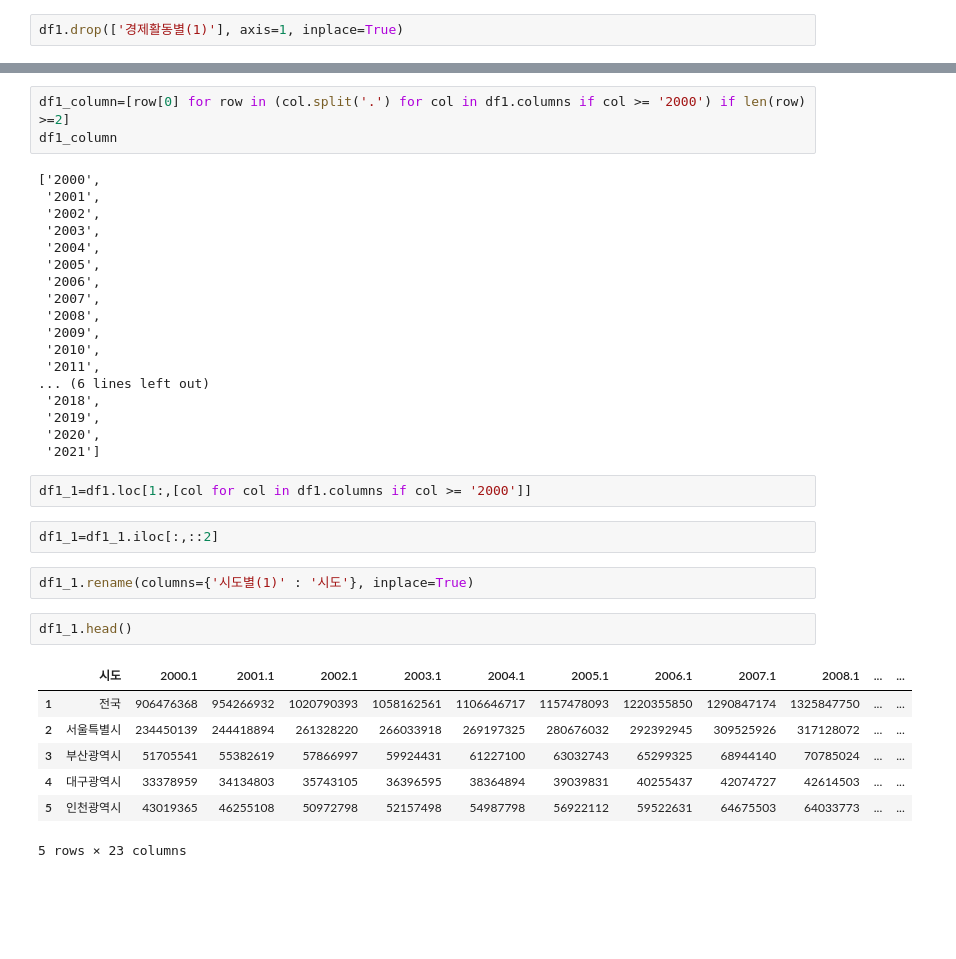
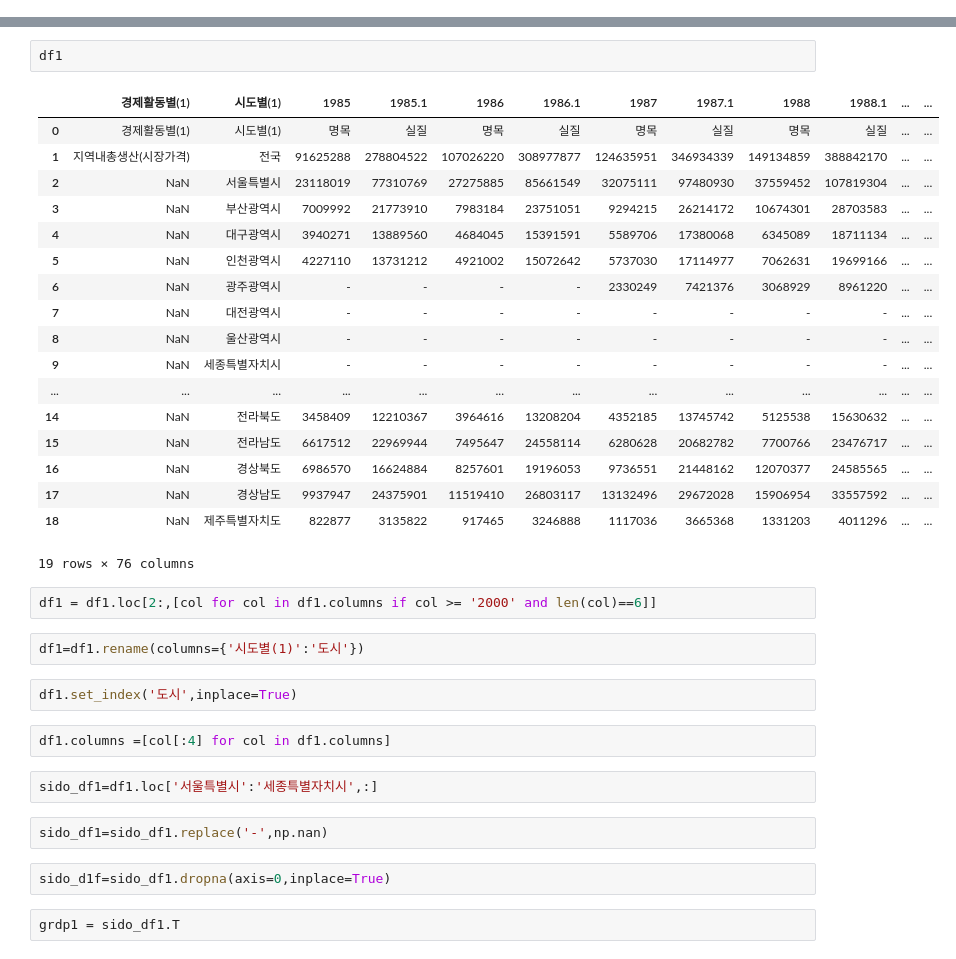
Before and after one commit to kim-myoungwoo/python_project, a Jupyter notebook: semi_project2.ipynb, the cells around one changed output, grey strips where cells are left out. Drawn from its saved outputs; the diff is of its cells as text; blank space fills up the shorter version.

```diff
--- a/semi_project2.ipynb
+++ b/semi_project2.ipynb
@@ -22,2 +16,0 @@ df4 = pd.read_excel('고령인구비율_시도_시_군_구__20230222225425.xlsx'
-# %%
-df1.drop(['경제활동별(1)'], axis=1, inplace=True)
@@ -24,38 +29,38 @@ df1.drop(['경제활동별(1)'], axis=1, inplace=True)
+# %%
+df1
+# %% [output]
+|  | 경제활동별(1) | 시도별(1) | 1985 | 1985.1 | 1986 | 1986.1 | 1987 | 1987.1 | 1988 | 1988.1 | ... | ... |
+| 0 | 경제활동별(1) | 시도별(1) | 명목 | 실질 | 명목 | 실질 | 명목 | 실질 | 명목 | 실질 | ... | ... |
+| 1 | 지역내총생산(시장가격) | 전국 | 91625288 | 278804522 | 107026220 | 308977877 | 124635951 | 346934339 | 149134859 | 388842170 | ... | ... |
+| 2 | NaN | 서울특별시 | 23118019 | 77310769 | 27275885 | 85661549 | 32075111 | 97480930 | 37559452 | 107819304 | ... | ... |
+| 3 | NaN | 부산광역시 | 7009992 | 21773910 | 7983184 | 23751051 | 9294215 | 26214172 | 10674301 | 28703583 | ... | ... |
+| 4 | NaN | 대구광역시 | 3940271 | 13889560 | 4684045 | 15391591 | 5589706 | 17380068 | 6345089 | 18711134 | ... | ... |
+| 5 | NaN | 인천광역시 | 4227110 | 13731212 | 4921002 | 15072642 | 5737030 | 17114977 | 7062631 | 19699166 | ... | ... |
+| 6 | NaN | 광주광역시 | - | - | - | - | 2330249 | 7421376 | 3068929 | 8961220 | ... | ... |
+| 7 | NaN | 대전광역시 | - | - | - | - | - | - | - | - | ... | ... |
+| 8 | NaN | 울산광역시 | - | - | - | - | - | - | - | - | ... | ... |
+| 9 | NaN | 세종특별자치시 | - | - | - | - | - | - | - | - | ... | ... |
+| ... | ... | ... | ... | ... | ... | ... | ... | ... | ... | ... | ... | ... |
+| 14 | NaN | 전라북도 | 3458409 | 12210367 | 3964616 | 13208204 | 4352185 | 13745742 | 5125538 | 15630632 | ... | ... |
+| 15 | NaN | 전라남도 | 6617512 | 22969944 | 7495647 | 24558114 | 6280628 | 20682782 | 7700766 | 23476717 | ... | ... |
+| 16 | NaN | 경상북도 | 6986570 | 16624884 | 8257601 | 19196053 | 9736551 | 21448162 | 12070377 | 24585565 | ... | ... |
+| 17 | NaN | 경상남도 | 9937947 | 24375901 | 11519410 | 26803117 | 13132496 | 29672028 | 15906954 | 33557592 | ... | ... |
+| 18 | NaN | 제주특별자치도 | 822877 | 3135822 | 917465 | 3246888 | 1117036 | 3665368 | 1331203 | 4011296 | ... | ... |
+19 rows × 76 columns
+# %%
+df1 = df1.loc[2:,[col for col in df1.columns if col >= '2000' and len(col)==6]]
+# %%
+df1=df1.rename(columns={'시도별(1)':'도시'})
 # %%
-df1_column=[row[0] for row in (col.split('.') for col in df1.columns if col >= '2000') if len(row) >=2]
-df1_column
+df1.set_index('도시',inplace=True)
-# %% [output]
-['2000',
- '2001',
- '2002',
- '2003',
- '2004',
- '2005',
- '2006',
- '2007',
- '2008',
- '2009',
- '2010',
- '2011',
-... (6 lines left out)
- '2018',
- '2019',
- '2020',
- '2021']
+# %%
+df1.columns =[col[:4] for col in df1.columns]
 # %%
-df1_1=df1.loc[1:,[col for col in df1.columns if col >= '2000']]
+sido_df1=df1.loc['서울특별시':'세종특별자치시',:]
 # %%
-df1_1=df1_1.iloc[:,::2]
+sido_df1=sido_df1.replace('-',np.nan)
-# %%
-df1_1.rename(columns={'시도별(1)' : '시도'}, inplace=True)
+# %%
+sido_d1f=sido_df1.dropna(axis=0,inplace=True)
 # %%
-df1_1.head()
+grdp1 = sido_df1.T
-# %% [output]
-|  | 시도 | 2000.1 | 2001.1 | 2002.1 | 2003.1 | 2004.1 | 2005.1 | 2006.1 | 2007.1 | 2008.1 | ... | ... |
-| 1 | 전국 | 906476368 | 954266932 | 1020790393 | 1058162561 | 1106646717 | 1157478093 | 1220355850 | 1290847174 | 1325847750 | ... | ... |
-| 2 | 서울특별시 | 234450139 | 244418894 | 261328220 | 266033918 | 269197325 | 280676032 | 292392945 | 309525926 | 317128072 | ... | ... |
-| 3 | 부산광역시 | 51705541 | 55382619 | 57866997 | 59924431 | 61227100 | 63032743 | 65299325 | 68944140 | 70785024 | ... | ... |
-| 4 | 대구광역시 | 33378959 | 34134803 | 35743105 | 36396595 | 38364894 | 39039831 | 40255437 | 42074727 | 42614503 | ... | ... |
-| 5 | 인천광역시 | 43019365 | 46255108 | 50972798 | 52157498 | 54987798 | 56922112 | 59522631 | 64675503 | 64033773 | ... | ... |
-5 rows × 23 columns
 # %%
```
Also changed, not shown: parts of 63 cells of this notebook, 10 other files.
